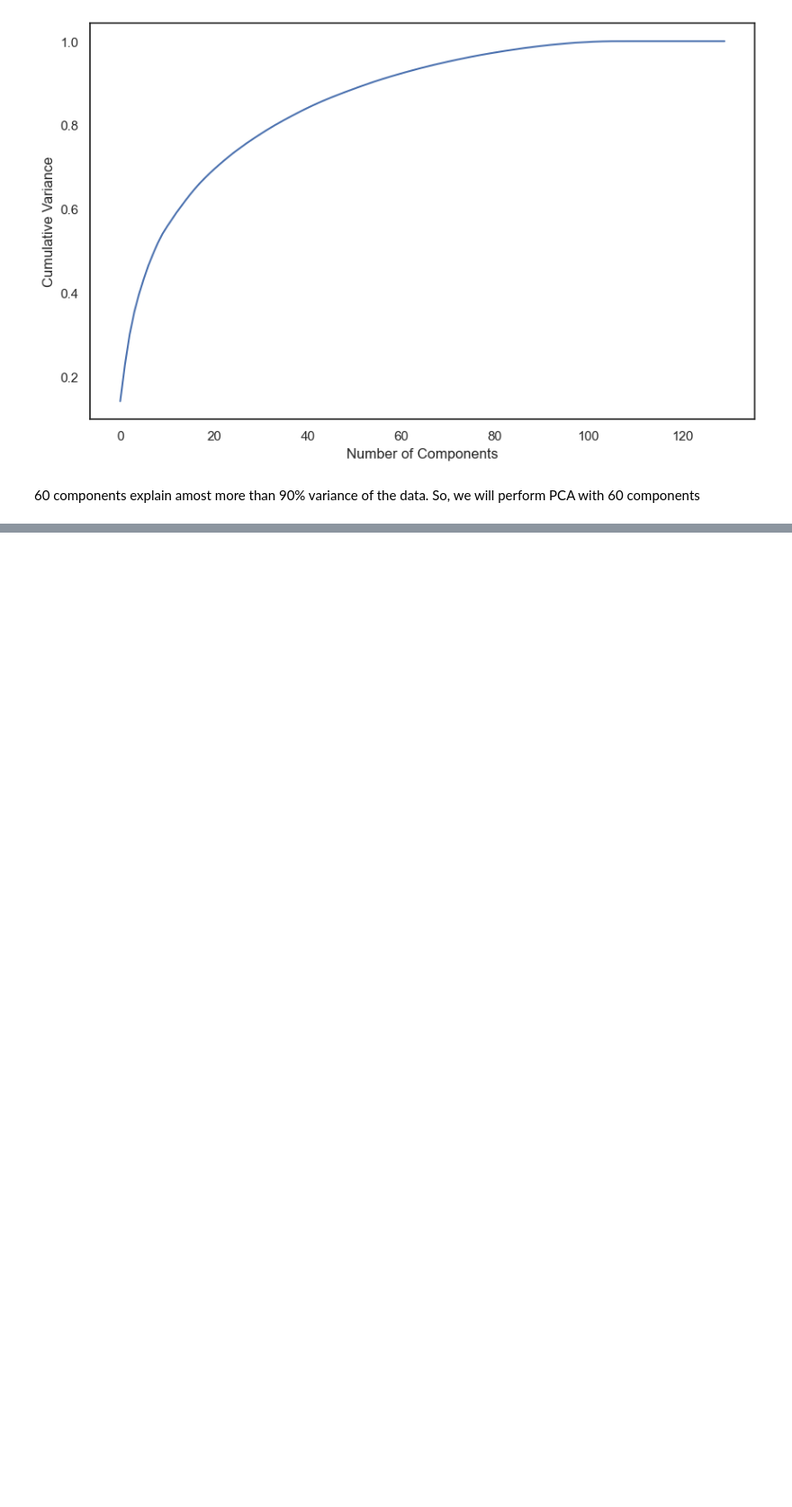
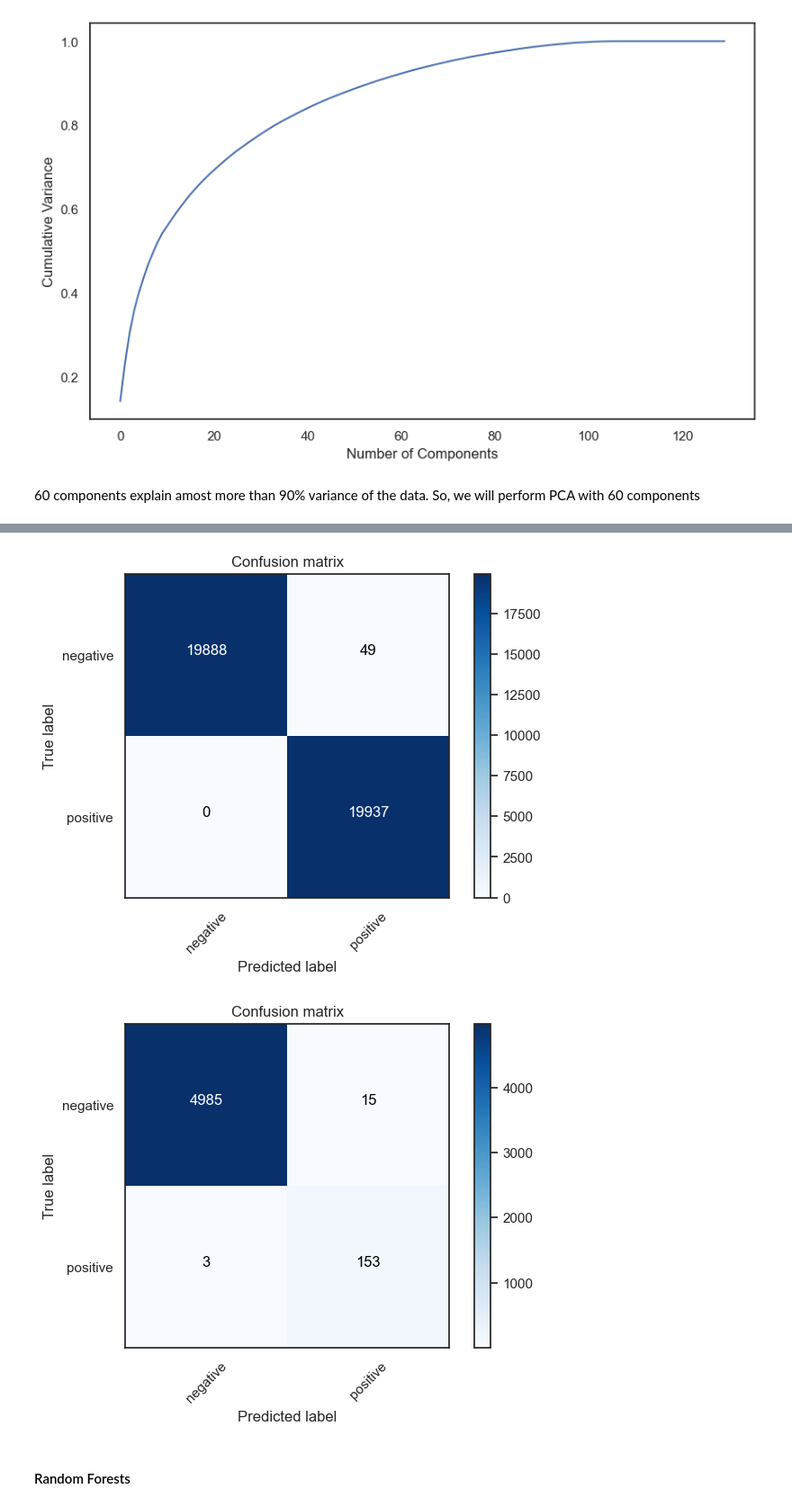
Before and after one commit to laxmikantmishra/telecom_churn_hackathon_c44, a Jupyter notebook: telecom_churn_c44.ipynb, the cells around one changed output, grey strips where cells are left out. Shown at 90% size. Saved outputs shown, nothing was run; the diff lists cells and outputs as text; code cells hidden in the pictures; blank space fills up the shorter version.

```diff
--- a/telecom_churn_c44.ipynb
+++ b/telecom_churn_c44.ipynb
@@ -913,0 +822,13 @@ Text(0, 0.5, 'Cumulative Variance')
+# %%
+# Confusion Matrix
+y_pred_test = model.predict(X_test)
+y_pred_train=model.predict(X_train)
+draw_confusion_matrix(confusion_matrix(y_train, y_pred_train), ["negative", "positive"])
+plt.show()
+draw_confusion_matrix(confusion_matrix(y_test, y_pred_test), ["negative", "positive"])
+plt.show()
+# %% [output]
+[figure, added]
+[figure, added]
+# %% [markdown]
+#### Random Forests
```
Also changed, not shown: parts of 61 cells of this notebook.
